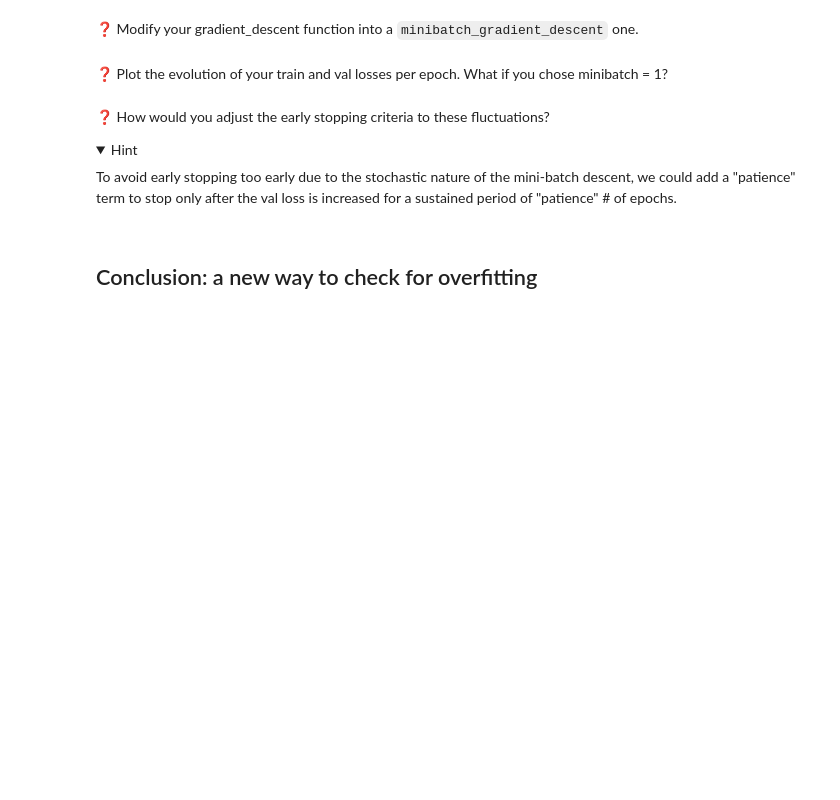
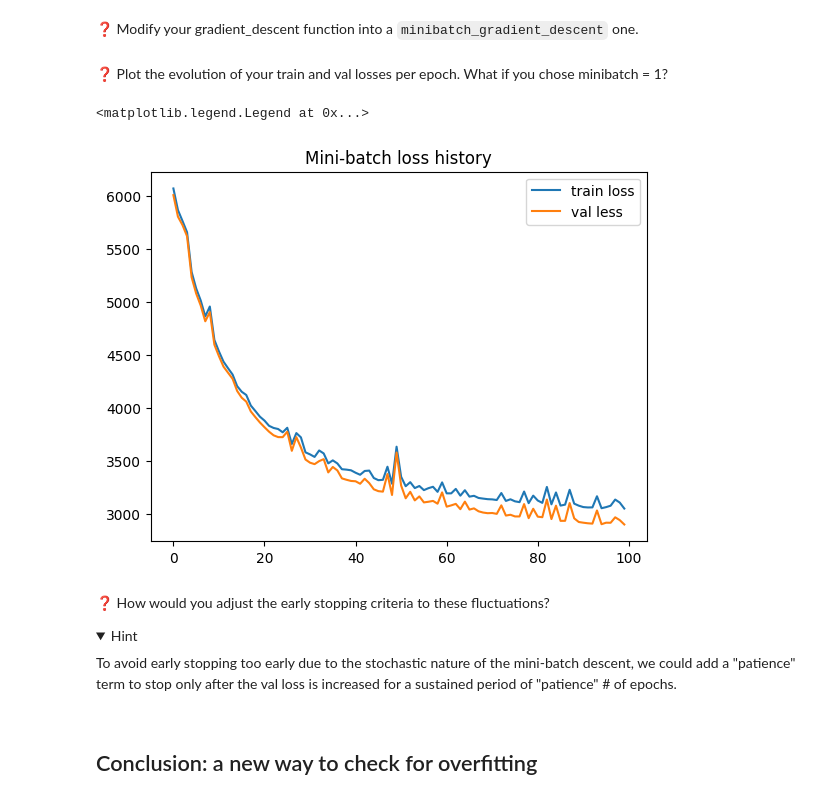
Before and after one commit to Svvcm/data-optional-gradient-descent-advanced, a Jupyter notebook: gradient_descent_advanced.ipynb, the cells around one changed output. Cells and saved outputs as stored; diff of their text form; code cells hidden in the pictures; folded sections open; blank space fills up the shorter version.

```diff
--- a/gradient_descent_advanced.ipynb
+++ b/gradient_descent_advanced.ipynb
@@ -127,3 +179,5 @@ def gradient_descent(X_train, y_train, X_test, y_test, eta = eta, n_epochs = 100
+# %%
+beta, loss_train_history, loss_test_history = gradient_descent(X_train, y_train, X_test, y_test, eta = 0.1, n_epochs = 10000)
 # %%
 # Plot train and test histories
 plt.plot(loss_train_history, label = 'loss_train')
@@ -168,3 +255,5 @@ It should stop earlier than before!
+# %%
+X_train_train, X_val, y_train_train, y_val = train_test_split(X_train, y_train, random_state = 1)
 # %%
 beta_es, loss_train_history, loss_val_history = gradient_descent_early_stopping(X_train_train, y_train_train, X_val, y_val, n_epochs = 10000, eta = .1)
 
@@ -203,13 +295,32 @@ def minibatch_gradient_descent(X_train, y_train, X_test, y_test, batch_size = 16
 
     for epoch in range(n_epochs):
         # Shuffle your (X_train, y_train) dataset
-        pass  # YOUR CODE HERE
+        indices = np.random.permutation(n_train)
+        X_train = X_train[indices]
+        y_train = y_train[indices]
 
         # Loop over your dataset in mini-batches, and for each mini-batch update your beta
-        pass  # YOUR CODE HERE
+        for i in range(0, n_train, batch_size): # i = [0, 15, 31, ... n]
+            # Slicing "from i to i + you batch size"
+            X_mini = X_train[i:i + batch_size]
+            y_mini = y_train[i:i + batch_size]
+
+            # Compute mini-batch y_pred
+            y_pred_mini = X_mini.dot(beta)
+
+            # GD
+            gradients = 2 / batch_size * X_mini.T.dot(y_pred_mini - y_mini)
+            beta = beta - eta * gradients
 
         # Keep track of loss histories per epoch
-        pass  # YOUR CODE HERE
+        y_pred_train = X_train.dot(beta)
+        y_pred_test = X_test.dot(beta)
+
+        loss_train = 1 / n_train * (y_pred_train - y_train).T.dot(y_pred_train - y_train)
+        loss_test = 1 / n_test * (y_pred_test - y_test).T.dot(y_pred_test - y_test)
+
+        loss_train_history.append(loss_train)
+        loss_test_history.append(loss_test)
 
     return beta, loss_train_history, loss_test_history
 # %% [markdown]
@@ -219,3 +328,21 @@ def minibatch_gradient_descent(X_train, y_train, X_test, y_test, batch_size = 16
+# %%
+beta_mini, loss_train_history_mini, loss_val_history_mini = minibatch_gradient_descent(
+    X_train_train,
+    y_train_train,
+    X_val,
+    y_val,
+    batch_size = 8,
+    n_epochs = 100
+)
+
+plt.plot(loss_train_history_mini, label = 'train loss')
+plt.plot(loss_val_history_mini, label = 'val less')
+
+plt.title('Mini-batch loss history')
+plt.legend()
+# %% [output]
+<matplotlib.legend.Legend at 0x...>
+[figure, added]
 # %% [markdown]
 ❓ How would you adjust the early stopping criteria to these fluctuations?
 
```
Also changed, not shown: parts of 22 cells of this notebook.
